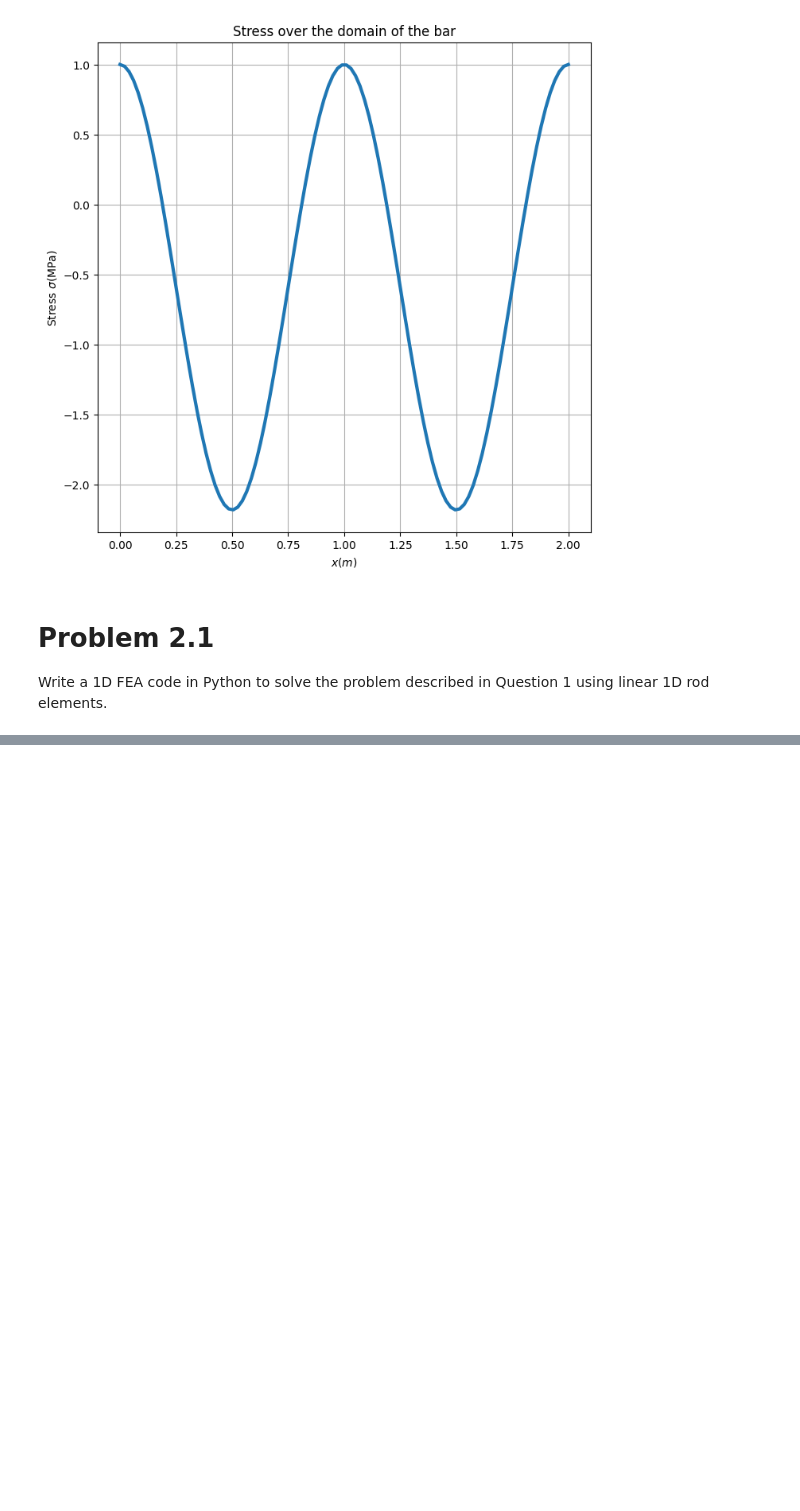
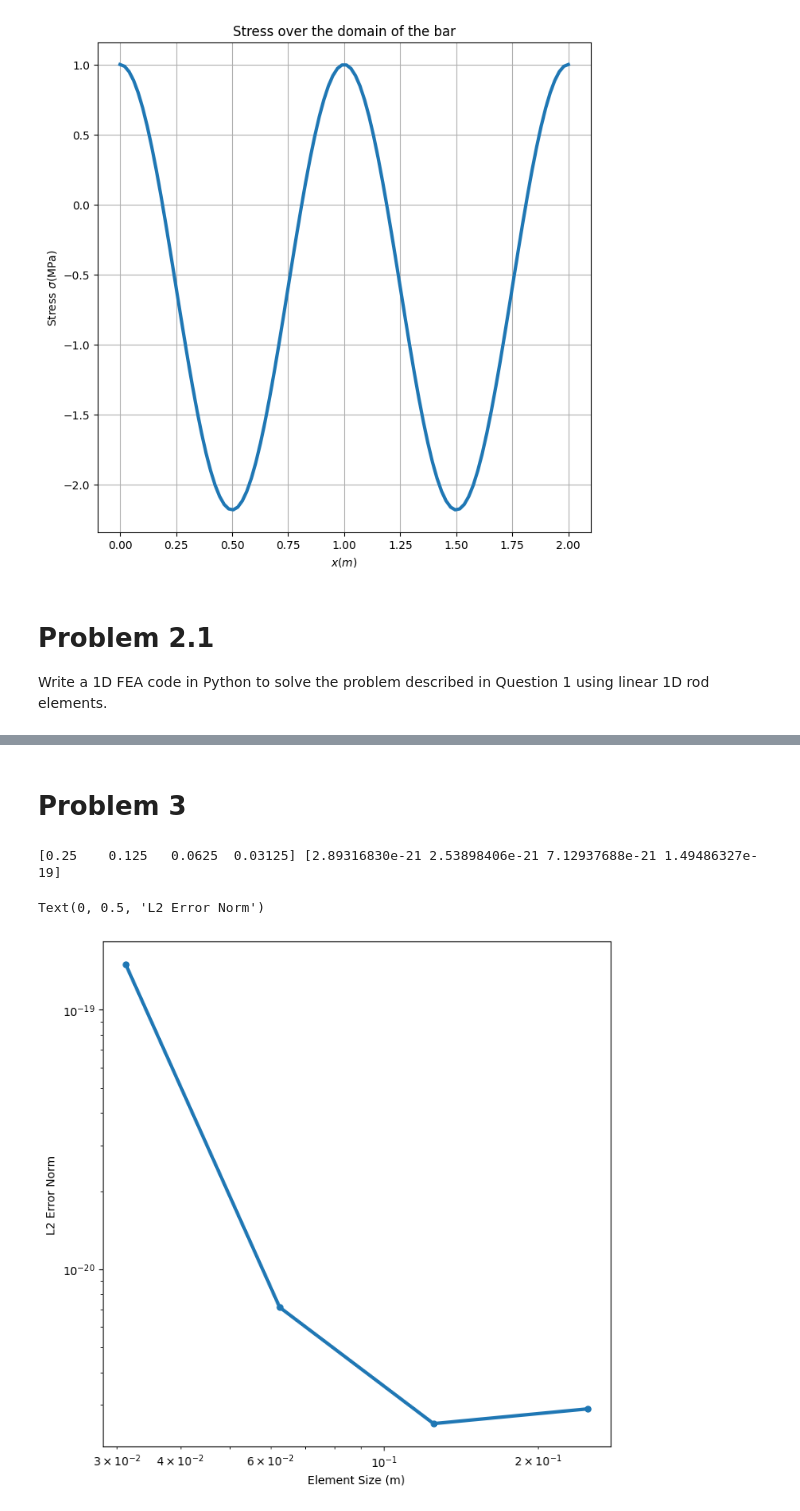
Before and after one commit to Ali-7800/ME471, a Jupyter notebook: projects/project_1.ipynb, the cells around one changed output, grey strips where cells are left out. Drawn from its saved outputs; the diff is of its cells as text; code cells hidden in the pictures; blank space fills up the shorter version.

```diff
--- a/projects/project_1.ipynb
+++ b/projects/project_1.ipynb
@@ -146,0 +156,12 @@ for N in meshes:
+# %% [markdown]
+# Problem 3
+# %%
+plt.figure(figsize=(8, 8))
+print(L/np.array(meshes),np.array(L2_norms))
+plt.loglog(L/np.array(meshes),np.array(L2_norms),linewidth=3,marker=".",markersize=10)
+plt.xlabel("Element Size (m)")
+plt.ylabel("L2 Error Norm")
+# %% [output]
+[0.25    0.125   0.0625  0.03125] [2.89316830e-21 2.53898406e-21 7.12937688e-21 1.49486327e-19]
+Text(0, 0.5, 'L2 Error Norm')
+[figure, added]
```
Also changed, not shown: parts of 4 cells of this notebook.
